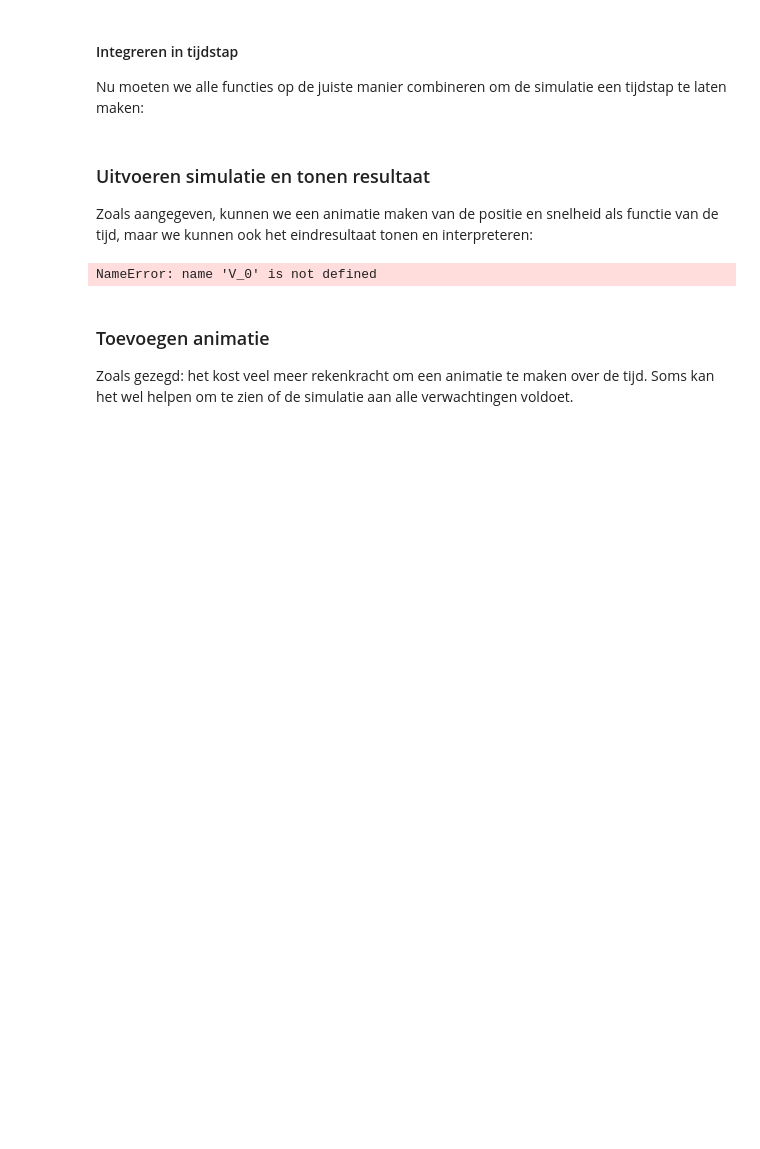
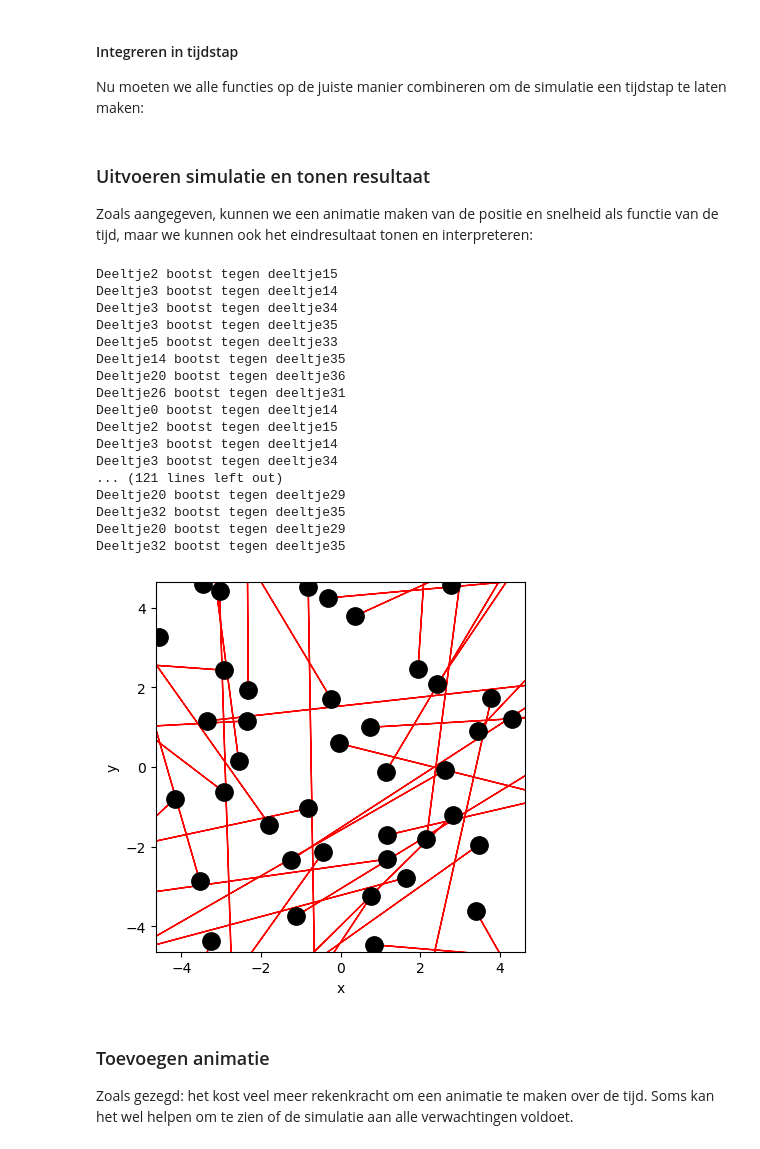
Before and after one commit to Jz-Mo/thermolab, a Jupyter notebook: Content/PySim/3_recap.ipynb, the cells around one changed output. Saved outputs shown, nothing was run; the diff lists cells and outputs as text; code cells hidden in the pictures; blank space fills up the shorter version.

```diff
--- a/Content/PySim/3_recap.ipynb
+++ b/Content/PySim/3_recap.ipynb
@@ -177,7 +202,7 @@ Jouw antwoord hier...
 # %%
 def create_particles(particles):
     ''' Leegmaken en opnieuw aanmaken van deeltjes '''
-    particles.clear
+    particles.clear()
     for i in range(N):
         vx = np.random.uniform(-V_0, V_0)
         vy = np.random.choice([-1, 1]) * np.sqrt(V_0**2 - vx**2)
@@ -229,26 +257,50 @@ def take_time_step(particles):
 
 Zoals aangegeven, kunnen we een animatie maken van de positie en snelheid als functie van de tijd, maar we kunnen ook het eindresultaat tonen en interpreteren:
 # %%
-N=100
 particles = []
+kin_energy = []
+momentum = []
 create_particles(particles)
+
 for i in range(100):
-    take_time_step(particles)
+    collisions_this_step = take_time_step(particles)
+    total_kin_energy = sum(p.kin_energy for p in particles)
+    kin_energy.append(total_kin_energy)
+    total_momentum = np.linalg.norm(sum(p.momentum for p in particles))
+    momentum.append(total_momentum)
+
 
 plt.figure()
 plt.xlabel('x')
 plt.ylabel('y')
 plt.gca().set_aspect('equal')
 plt.xlim(-BOX_SIZE_0/2, BOX_SIZE_0/2)
 plt.ylim(-BOX_SIZE_0/2, BOX_SIZE_0/2)
 
 for p in particles:
     plt.plot(p.r[0], p.r[1], 'k.', ms=25)
     plt.arrow(p.r[0], p.r[1], p.v[0], p.v[1],
               head_width=0.05, head_length=0.1, color='red')
 plt.show()
 # %% [output]
-NameError: name 'V_0' is not defined
+Deeltje2 bootst tegen deeltje15
+Deeltje3 bootst tegen deeltje14
+Deeltje3 bootst tegen deeltje34
+Deeltje3 bootst tegen deeltje35
+Deeltje5 bootst tegen deeltje33
+Deeltje14 bootst tegen deeltje35
+Deeltje20 bootst tegen deeltje36
+Deeltje26 bootst tegen deeltje31
+Deeltje0 bootst tegen deeltje14
+Deeltje2 bootst tegen deeltje15
+Deeltje3 bootst tegen deeltje14
+Deeltje3 bootst tegen deeltje34
+... (121 lines left out)
+Deeltje20 bootst tegen deeltje29
+Deeltje32 bootst tegen deeltje35
+Deeltje20 bootst tegen deeltje29
+Deeltje32 bootst tegen deeltje35
+[figure, added]
 # %% [markdown]
 ### Toevoegen animatie
 
```
Also changed, not shown: parts of 11 cells of this notebook.
